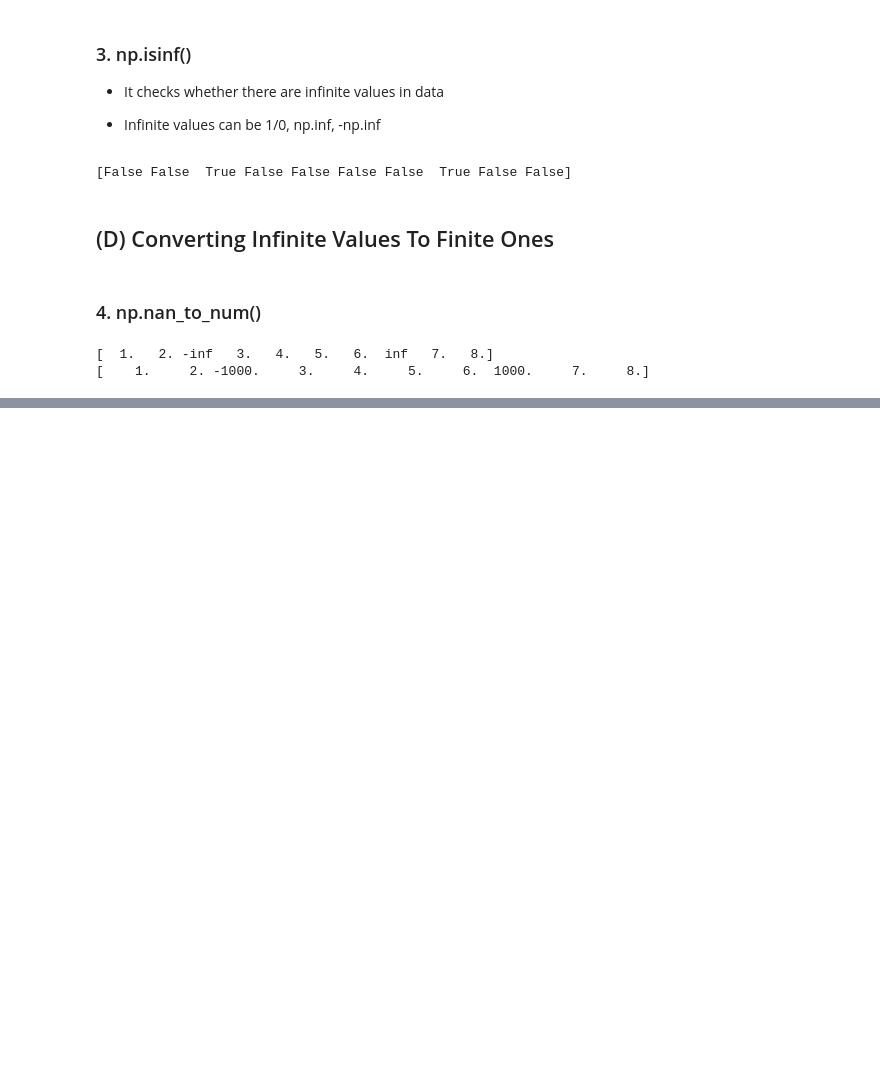
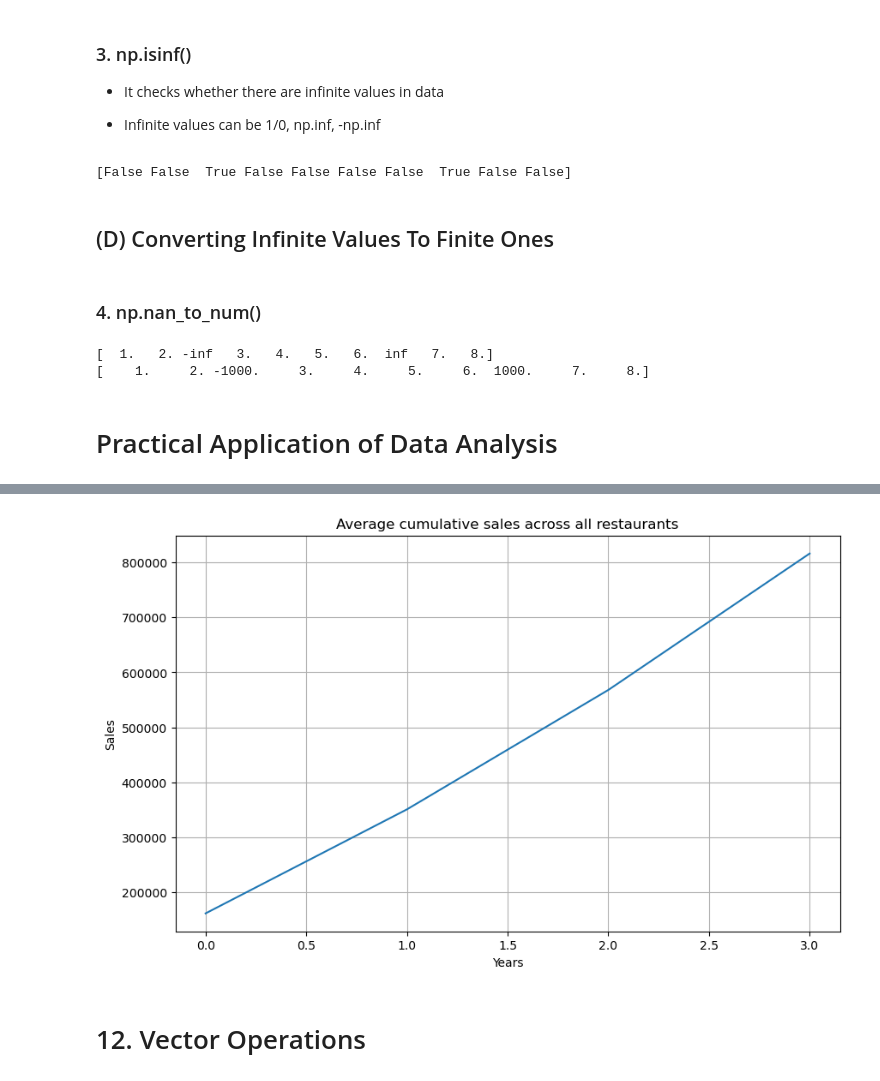
Before and after one commit to sidraanl-08/completedatascience, a Jupyter notebook: numpy.ipynb/numpyarrays.ipynb, the cells around one changed output, grey strips where cells are left out. Drawn from its saved outputs; the diff is of its cells as text; code cells hidden in the pictures; blank space fills up the shorter version.

```diff
--- a/numpy.ipynb/numpyarrays.ipynb
+++ b/numpy.ipynb/numpyarrays.ipynb
@@ -1079,3 +1079,75 @@ print(cleanar7)
 # %% [output]
 [  1.   2. -inf   3.   4.   5.   6.  inf   7.   8.]
 [    1.     2. -1000.     3.     4.     5.     6.  1000.     7.     8.]
+# %% [markdown]
+# Practical Application of Data Analysis
+# %%
+# Data structure: [restaurant_id, 2021, 2022, 2023, 2024]
+import numpy as np
+import matplotlib as plt
+import matplotlib.pyplot as plt
+
+salesdata = np.array([
+    [1, 150000, 180000, 220000, 250000],  # Paradise Biryani
+    [2, 120000, 140000, 160000, 190000],  # Beijing Bites
+    [3, 200000, 230000, 260000, 300000],  # Pizza Hub
+    [4, 180000, 210000, 240000, 270000],  # Burger Point
+    [5, 160000, 185000, 205000, 230000]   # Chai Point
+])
+
+print("====Analysing Data====")
+
+#finding shape of the above data
+
+print("1. Shape Of Data:", np.shape(salesdata))
+
+
+#finding data of first 3 restaurants
+
+print("2. First Three Restaurants:", salesdata[:3])
+
+
+#finding total sales per year
+
+print("3. Total Sales Per Year:", np.sum(salesdata, axis=0))
+
+#finding yearly total
+
+yearlytotal = np.sum(salesdata[:, 1:], axis=0)
+print("4. Yearly Total", yearlytotal)
+
+
+#minimum sales per restaurant
+
+minsales = np.min(salesdata[:, 1:], axis=1)
+print(minsales)
+
+
+#maximum sales per year
+
+maxsales = np.max(salesdata[:, 1:], axis=0)
+print(maxsales)
+
+
+#average sales per restaurant
+
+avgsales = np.mean(salesdata[:, 1:], axis=1)
+print(avgsales)
+
+
+#finding cumulative sales per restaurant
+
+cumsum = np.cumsum(salesdata[:, 1:], axis=1)
+print(cumsum)
+
+
+#using matplotlib to visualize
+
+plt.figure(figsize=(10,6))
+plt.plot(np.mean(cumsum, axis=0))
+plt.title("Average cumulative sales across all restaurants")
+plt.xlabel("Years")
+plt.ylabel("Sales")
+plt.grid(True)
+plt.show()
+# %% [output]
@@ -1081,0 +1169,3 @@ print(cleanar7)
+[figure, added]
+# %% [markdown]
+# 12. Vector Operations
```
Also changed, not shown: parts of 4 cells of this notebook.
